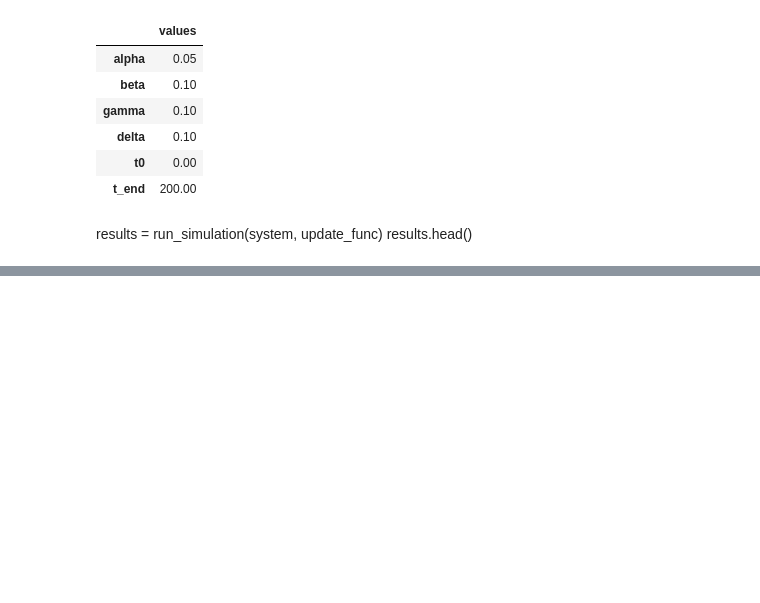
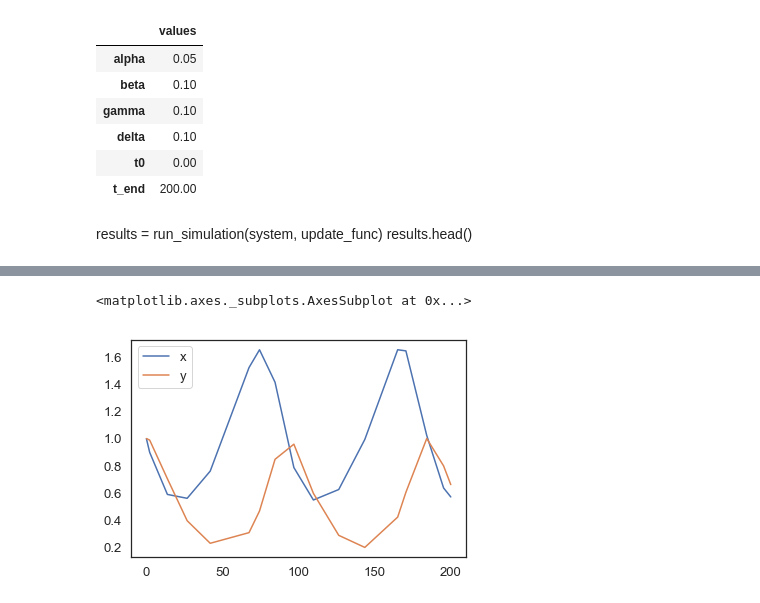
Before and after one commit to fung18870/ModSimPy, a Jupyter notebook: code/lotka-volterra.ipynb, the cells around one changed output, grey strips where cells are left out. Cells and saved outputs as stored; diff of their text form; code cells hidden in the pictures; blank space fills up the shorter version.

```diff
--- a/code/lotka-volterra.ipynb
+++ b/code/lotka-volterra.ipynb
@@ -77,0 +80,17 @@ results.plot()
+# %%
+def  slope_func(state, t, system):
+    """Compute slopes for the Lotka-Volterra model.
+
+    state: State(x, y)
+    t: time
+    system: System object
+
+    returns: pair of derivatives
+    """
+    unpack(system)
+    x, y = state
+
+    dxdt = alpha * x - beta * x * y
+    dydt = delta * x * y - gamma * y
+
+    return dxdt, dydt
@@ -77,0 +99,3 @@ results.plot()
+# %%
+results, details = run_ode_solver(system, slope_func)
+details
@@ -77,0 +112,5 @@ results.plot()
+# %%
+results.plot()
+# %% [output]
+<matplotlib.axes._subplots.AxesSubplot at 0x...>
+[figure, added]
```
Also changed, not shown: parts of 12 cells of this notebook, 14 other files.
